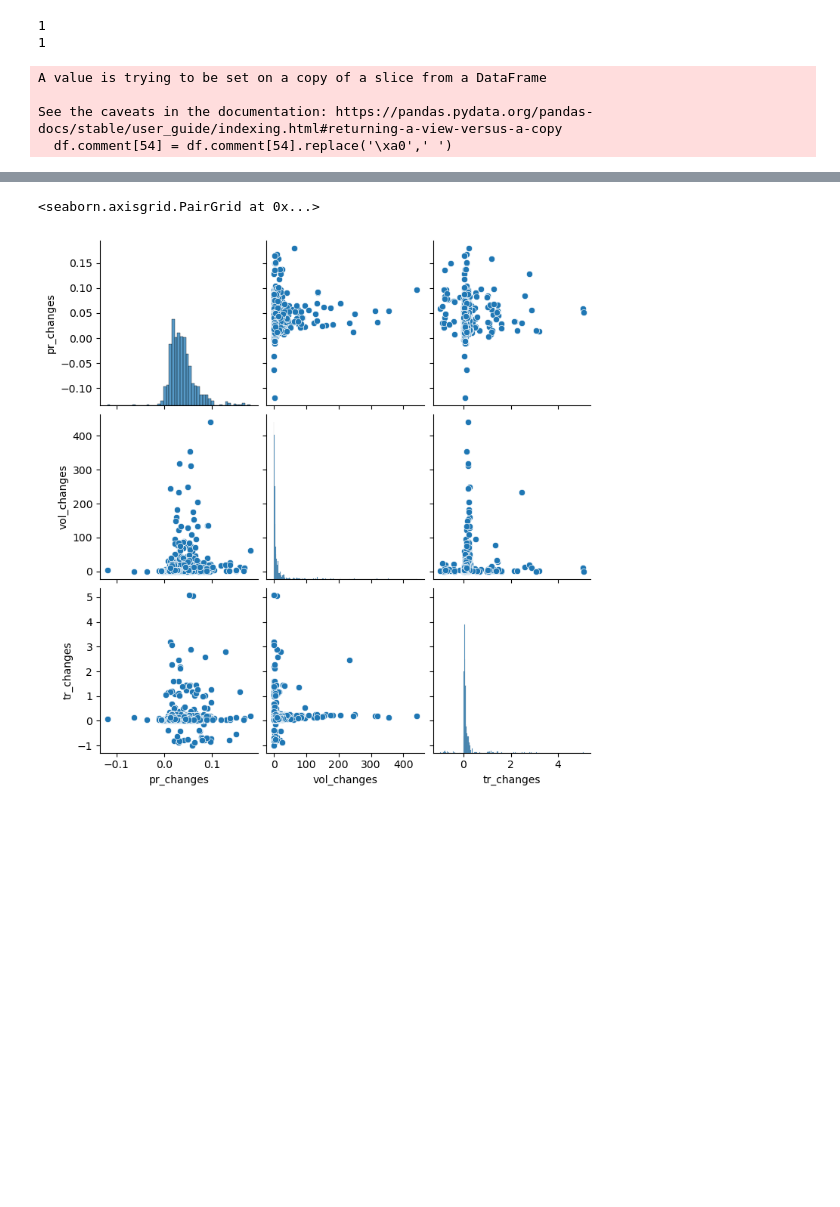
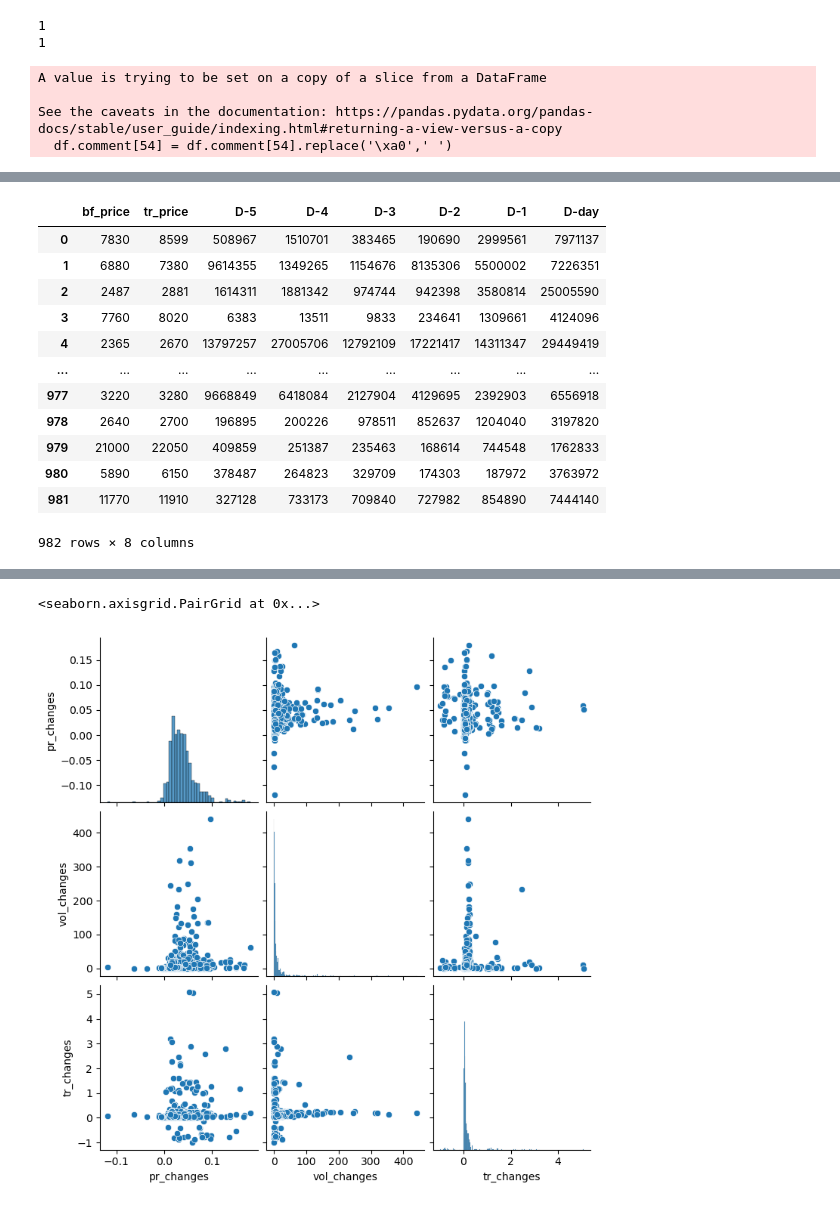
Before and after one commit to kknaks/assingment, a Jupyter notebook: 221228_stock/Stock.ipynb, the cells around one changed output, grey strips where cells are left out. Cells and saved outputs as stored; diff of their text form; code cells hidden in the pictures; blank space fills up the shorter version.

```diff
--- a/221228_stock/Stock.ipynb
+++ b/221228_stock/Stock.ipynb
@@ -398,6 +396,22 @@ temp.to_csv('temp.csv', index=False, encoding='utf-8-sig')
 temp = pd.read_csv('./temp.csv')
 # %%
 temp = temp.drop(columns ='stock_code')
+# %%
+temp
+# %% [output]
+|  | bf_price | tr_price | D-5 | D-4 | D-3 | D-2 | D-1 | D-day |
+| 0 | 7830 | 8599 | 508967 | 1510701 | 383465 | 190690 | 2999561 | 7971137 |
+| 1 | 6880 | 7380 | 9614355 | 1349265 | 1154676 | 8135306 | 5500002 | 7226351 |
+| 2 | 2487 | 2881 | 1614311 | 1881342 | 974744 | 942398 | 3580814 | 25005590 |
+| 3 | 7760 | 8020 | 6383 | 13511 | 9833 | 234641 | 1309661 | 4124096 |
+| 4 | 2365 | 2670 | 13797257 | 27005706 | 12792109 | 17221417 | 14311347 | 29449419 |
+| ... | ... | ... | ... | ... | ... | ... | ... | ... |
+| 977 | 3220 | 3280 | 9668849 | 6418084 | 2127904 | 4129695 | 2392903 | 6556918 |
+| 978 | 2640 | 2700 | 196895 | 200226 | 978511 | 852637 | 1204040 | 3197820 |
+| 979 | 21000 | 22050 | 409859 | 251387 | 235463 | 168614 | 744548 | 1762833 |
+| 980 | 5890 | 6150 | 378487 | 264823 | 329709 | 174303 | 187972 | 3763972 |
+| 981 | 11770 | 11910 | 327128 | 733173 | 709840 | 727982 | 854890 | 7444140 |
+982 rows × 8 columns
 # %%
 stock
 # %% [output]
```
Also changed, not shown: parts of 5 cells of this notebook, 2 other files.
